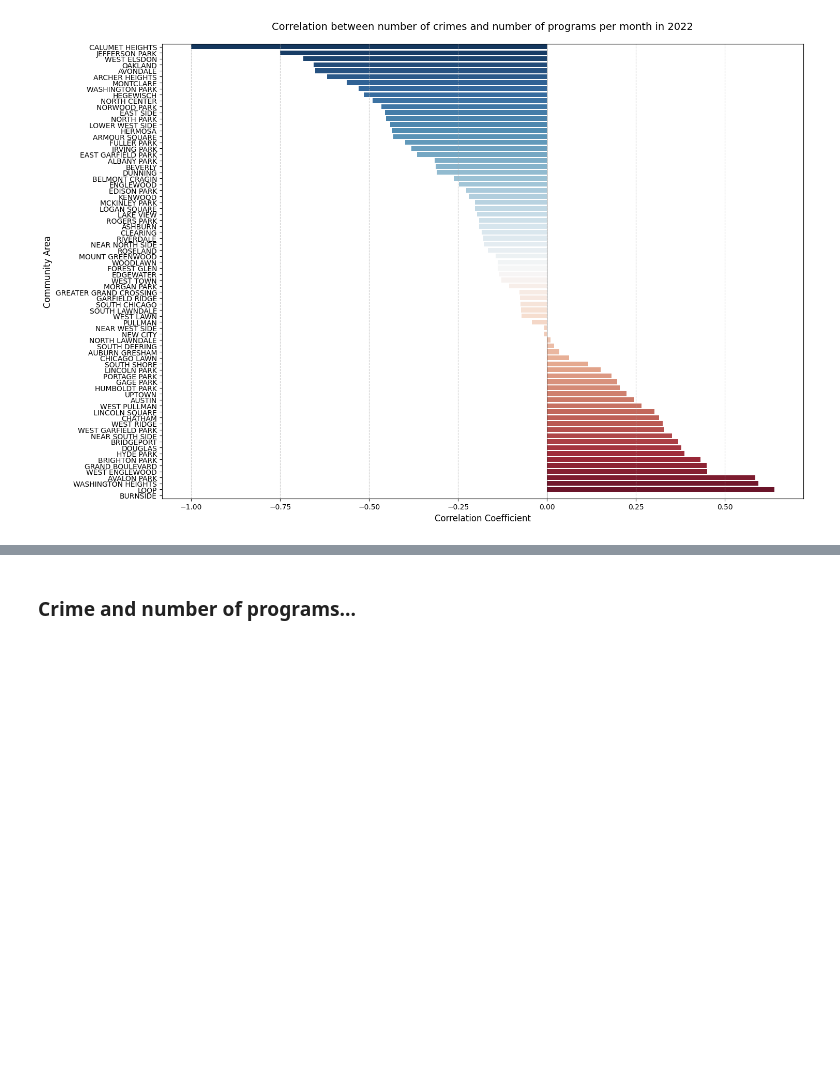
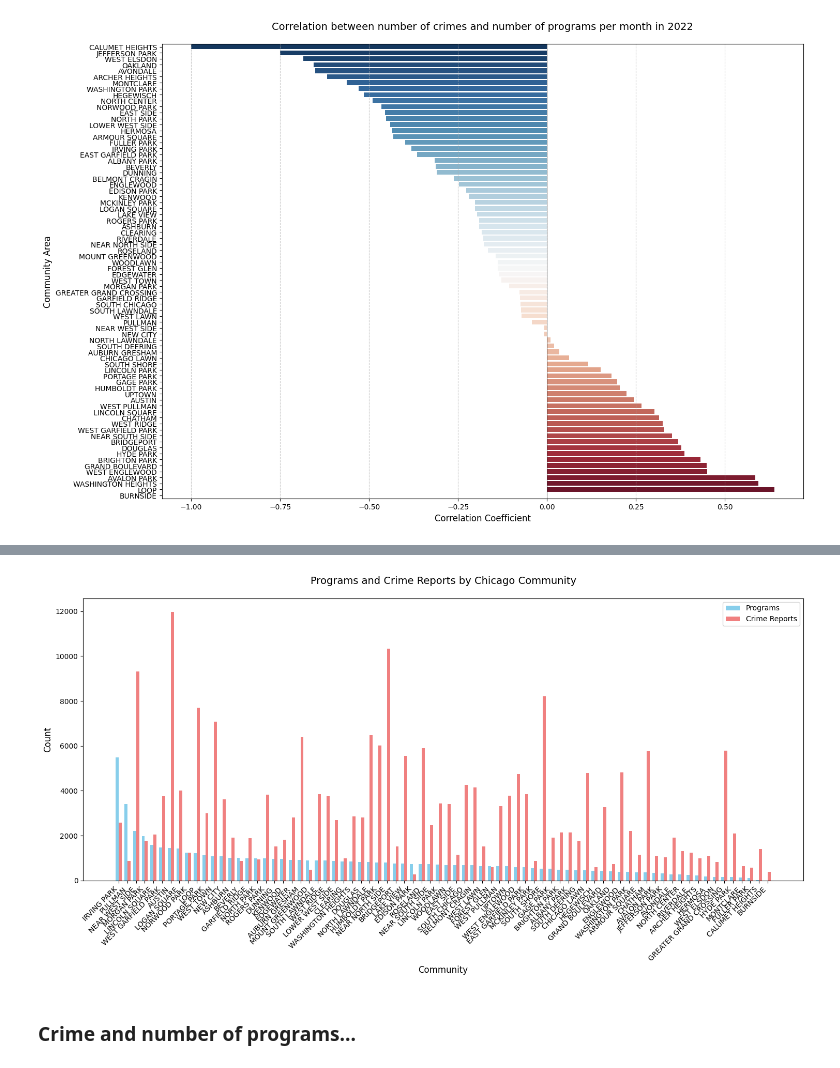
Before and after one commit to haydensterling05/STAT_303-1_Final_Project, a Jupyter notebook: proj.ipynb, the cells around one changed output, grey strips where cells are left out. Saved outputs shown, nothing was run; the diff lists cells and outputs as text; code cells hidden in the pictures; blank space fills up the shorter version.

```diff
--- a/proj.ipynb
+++ b/proj.ipynb
@@ -316,3 +535,34 @@ rime_points_with_labels.Date.dt.month
+# %%
+grouped_sizes = points_with_labels[points_with_labels['Start Date'].dt.year == 2022].groupby('community').size()
+grouped_sizes_sorted = grouped_sizes.sort_values(ascending=False)
+crime_sorted = crime_points_with_labels.groupby('community').size()
+
+
+plt.figure(figsize=(15, 8))
+
+x = np.arange(len(grouped_sizes_sorted))
+
+width = 0.35
+x_programs = x - width/2
+x_crimes = x + width/2
+
+plt.bar(x_programs, grouped_sizes_sorted, width, label='Programs', color='skyblue')
+plt.bar(x_crimes, crime_sorted[grouped_sizes_sorted.index], width, label='Crime Reports', color='lightcoral')
+
+plt.title('Programs and Crime Reports by Chicago Community', fontsize=14, pad=20)
+plt.xlabel('Community', fontsize=12)
+plt.ylabel('Count', fontsize=12)
+
+plt.xticks(x, grouped_sizes_sorted.index, rotation=45, ha='right')
+
+# Add legend
+plt.legend()
+
+plt.tight_layout()
+
+plt.show()
+# %% [output]
+[figure, added]
 # %% [markdown]
 ### Crime and number of programs...
 # %% [markdown]
```
Also changed, not shown: parts of 12 cells of this notebook.
